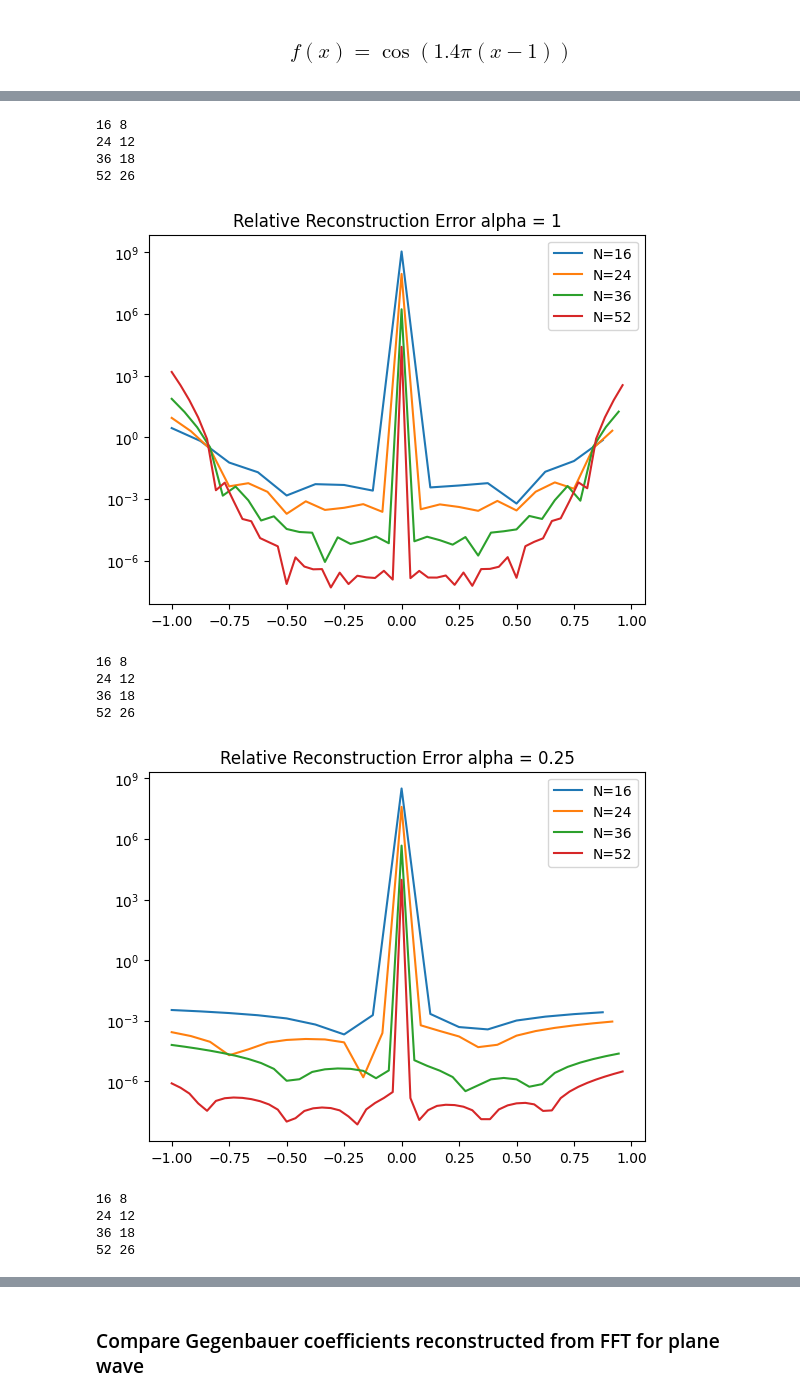
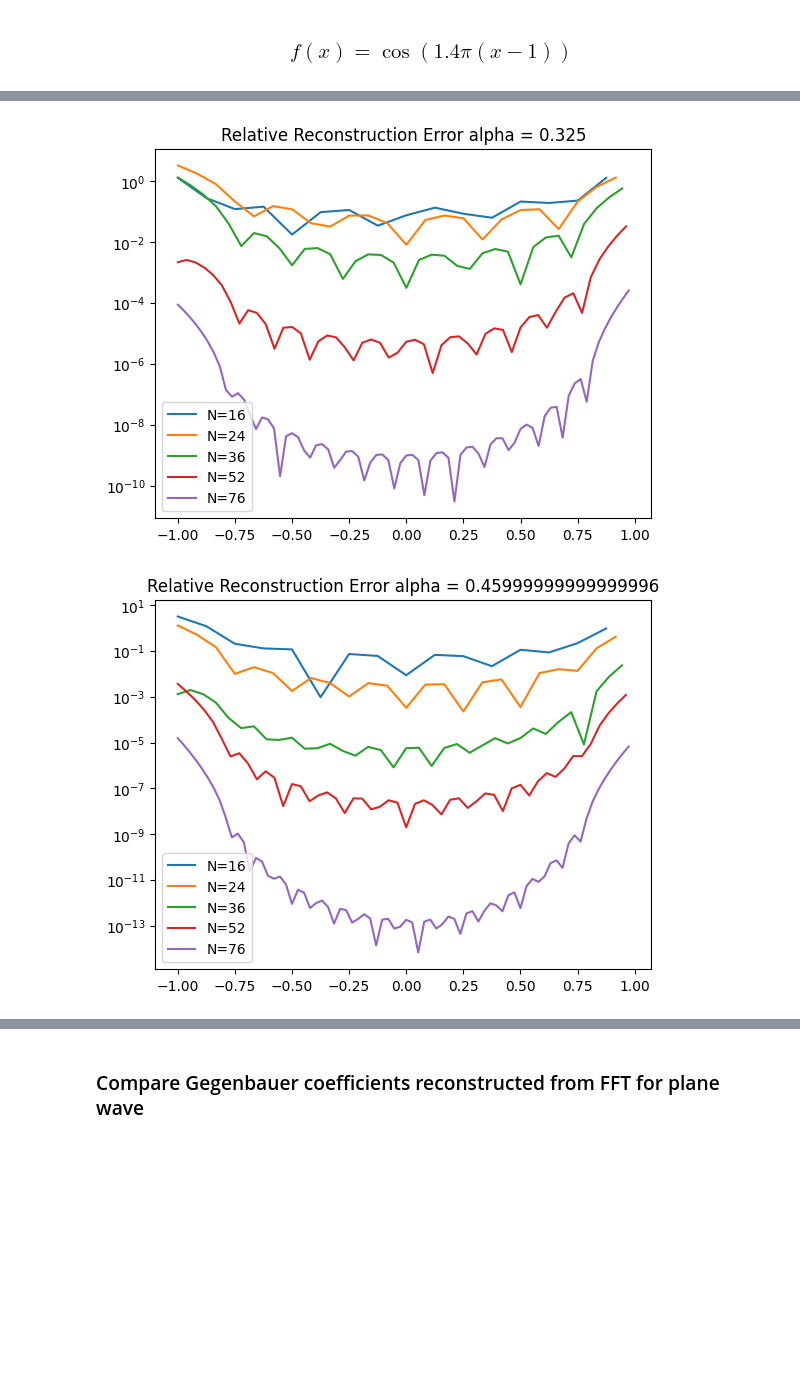
Before and after one commit to KunkelAlexander/fdm-hybrid-scheme, a Jupyter notebook: demonstration/Gegenbauer.ipynb, the cells around one changed output, grey strips where cells are left out. Drawn from its saved outputs; the diff is of its cells as text; code cells hidden in the pictures; blank space fills up the shorter version.

```diff
--- a/demonstration/Gegenbauer.ipynb
+++ b/demonstration/Gegenbauer.ipynb
@@ -158,21 +158,20 @@ def fft2gegenbauer(fhat, alpha, beta):
     n   = len(fhat)
     # number of positive frequencies
     N   = int(n/2)
+
     # Gegenbauer parameter lambda as function of N
-    lam = int(alpha * N + 1)
+    lam = int(alpha * N)
+    # Number of terms in Gegenbauer expansion
+    m   = int(beta  * N)
+
     # Gamma function
     gam = scipy.special.gamma(lam)
-    # Number of terms in Gegenbauer expansion
-    m   = int(beta * N + 1)
     # Gegenbauer coefficients
-    g   = np.zeros(m, dtype=complex)
-    for l in range( m ):
+    g   = np.zeros(m + 1, dtype=complex)
+    for l in range( m + 1 ):
         # 2N - 1 (N positive frequencies, N-1 negative frequencies)
         k      = np.concatenate([np.arange(1, N + 1),-np.flip(np.arange(1, N + 1))])
-        fmat   = np.concatenate([fhat[1:N], [0,0], fhat[N+1:]])
-        #plt.title(f"k = {k}")
-        #plt.plot(fmat)
-        #plt.show()
+        fmat   = np.concatenate([fhat[1:N], [0.5 * fhat[N], 0.5 * fhat[N]], fhat[N+1:]])
         bessel = scipy.special.jv(l + lam, np.pi * k)
         coeff  = gam * bessel * (2 / (np.pi * k))**lam
         g[l]   = (l == 0) * fhat[0] \
@@ -197,12 +196,13 @@ L  = 2
 N  = 32
 Ni = 128
 def func(x):
-    return x#np.cos(1.4 * np.pi * (x - 1))
+    return 2*x
 
+alpha = beta  = 1/4
 x  = np.linspace(-1, 1, N  + 1)[:-1]
 xi = np.linspace(-1, 1, Ni + 1)[:-1]
+f      = func(x)
 
-f      = func(x)
 fhat   = fft(f)
 frec   = ifft(fhat)
 g, lam = fft2gegenbauer(fhat, alpha, beta)
@@ -214,4 +214,8 @@ plt.scatter(x, frec.real, label="f rec")
 plt.plot(xi, fint.real, label="Int")
 plt.legend()
 plt.show()
+plt.title(r"$\log(abs(f - f_{int}))$")
+plt.yscale("log")
+plt.plot(xi, np.abs(func(xi) - fint.real))
+plt.show()
 # %% [output]
@@ -239,7 +230,7 @@ L  = 2
 N  = 128
 Ni = 128
 def func(x):
-    return x#np.cos(1.4 * np.pi * (x - 1))
+    return np.cos(1.4 * np.pi * (x - 1))
 
 x  = np.linspace(-1, 1, N  + 1)[:-1]
 xi = np.linspace(-1, 1, Ni + 1)[:-1]
@@ -248,8 +239,8 @@ plt.title("The test function")
 plt.plot(x, func(x))
 plt.show()
 
-alphas      = [1, 1/4, 2/5]
-resolutions = [16, 24, 36, 52]
+alphas      = [1.3/4, 2.3/5]
+resolutions = [16, 24, 36, 52, 76]
 for alpha, beta in zip(alphas, alphas):
     plt.title(f"Relative Reconstruction Error alpha = {alpha}")
     plt.yscale("log")
@@ -260,12 +251,7 @@ for alpha, beta in zip(alphas, alphas):
         fhat   = fft(f)
         g, lam = fft2gegenbauer(fhat, alpha, beta)
         fint   = igegenbauer(g, lam, xi)
-        #plt.title("f vs fint")
-        #plt.plot(f.real, label="f")
-        #plt.plot(fint.real, label="fint")
-        #plt.legend()
-        #plt.show()
-        plt.plot(xi, np.abs((func(xi) - fint)/(func(xi)+1e-12)), label=f"N={N}")
+        plt.plot(xi, np.abs((func(xi) - fint.real)), label=f"N={N}")
     plt.legend()
     plt.show()
 # %% [output]
@@ -273,14 +259,2 @@ for alpha, beta in zip(alphas, alphas):
-16 8
-24 12
-36 18
-52 26
-[figure, old version]
+[figure, new version]
-16 8
-24 12
-36 18
-52 26
-[figure, old version]
+[figure, new version]
-16 8
-24 12
-36 18
-52 26
```
Also changed, not shown: parts of 15 cells of this notebook, 5 other files.
